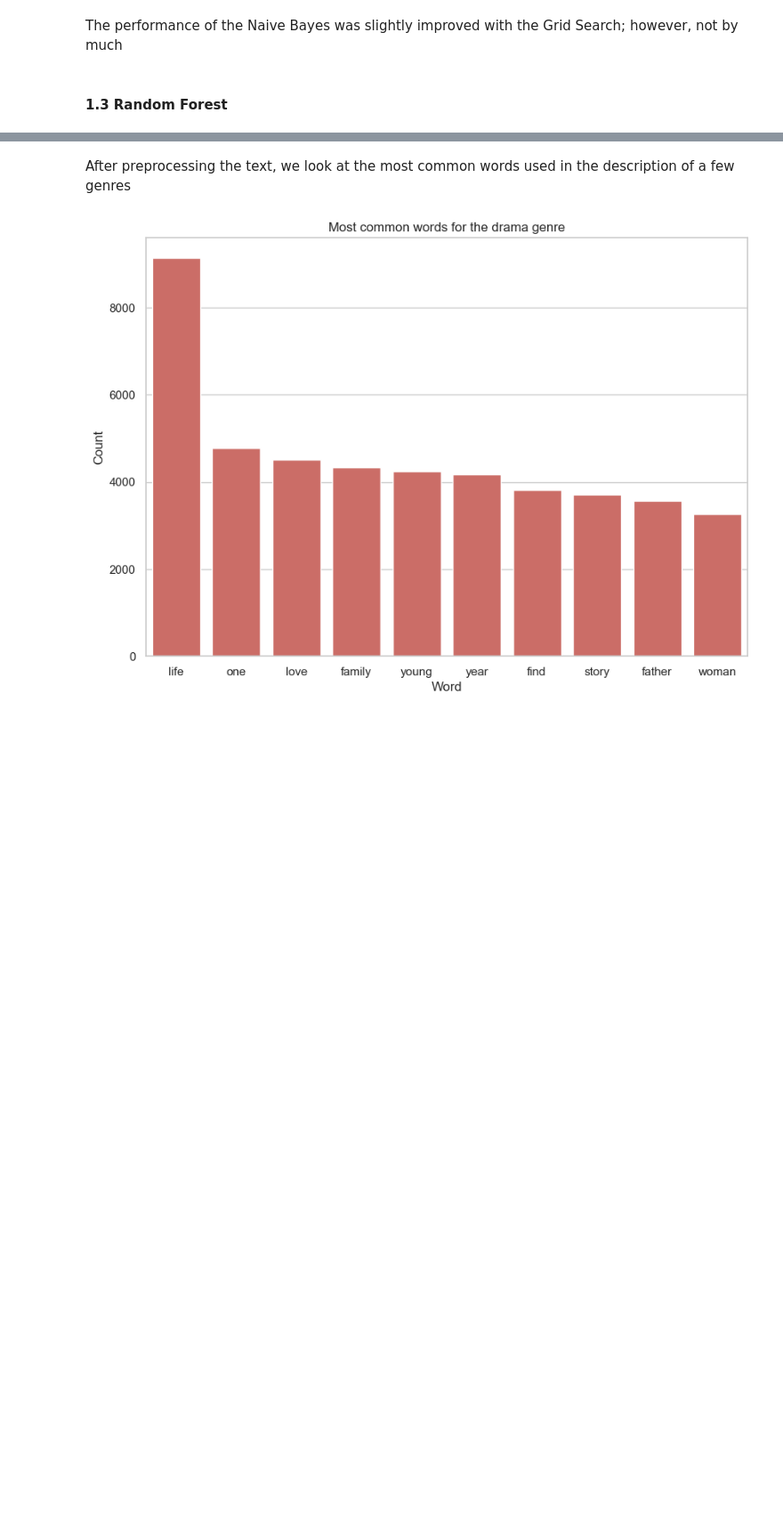
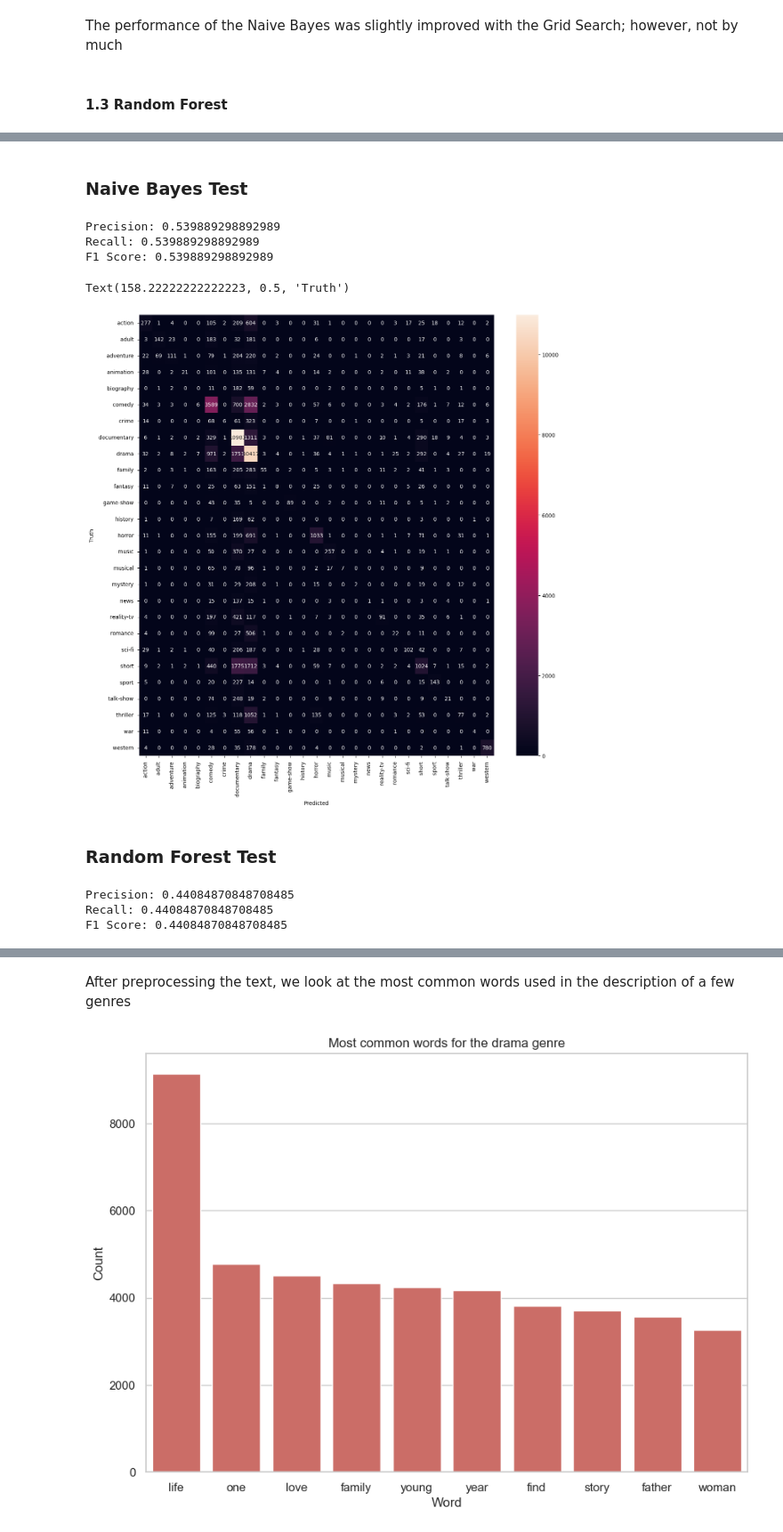
Before and after one commit to TSantosFigueira/CODSOFT, a Jupyter notebook: Movie Genre Classification/genre_classification.ipynb, the cells around one changed output, grey strips where cells are left out. Shown: that part at 89% size. Cells and saved outputs as stored; diff of their text form; code cells hidden in the pictures; blank space fills up the shorter version.

```diff
--- a/Movie Genre Classification/genre_classification.ipynb
+++ b/Movie Genre Classification/genre_classification.ipynb
@@ -334,0 +367,5 @@ The models performed poorly with clear indications of overfitting in some cases.
+# %% [markdown]
+### Naive Bayes Test
+# %%
+vectorizer, nb_model = load('models/naive_bayes.joblib')
+X_test_vectorized = vectorizer.transform(test_df['Processed_Description'])
@@ -334,0 +374,20 @@ The models performed poorly with clear indications of overfitting in some cases.
+# %%
+print("Precision:", precision_score(y_test, y_pred, average='micro'))
+print("Recall:", recall_score(y_test, y_pred, average='micro'))
+print("F1 Score:", f1_score(y_test, y_pred, average='micro'))
+# %% [output]
+Precision: 0.539889298892989
+Recall: 0.539889298892989
+F1 Score: 0.539889298892989
+# %%
+cm = confusion_matrix(y_test, y_pred)
+
+plt.figure(figsize=(15,15))
+sns.heatmap(cm, annot=True, fmt='d', xticklabels=sgd_model.classes_, yticklabels=sgd_model.classes_)
+plt.xlabel('Predicted')
+plt.ylabel('Truth')
+# %% [output]
+Text(158.22222222222223, 0.5, 'Truth')
+[figure, added]
+# %% [markdown]
+### Random Forest Test
@@ -334,0 +399,8 @@ The models performed poorly with clear indications of overfitting in some cases.
+# %%
+print("Precision:", precision_score(y_test, y_pred, average='micro'))
+print("Recall:", recall_score(y_test, y_pred, average='micro'))
+print("F1 Score:", f1_score(y_test, y_pred, average='micro'))
+# %% [output]
+Precision: 0.44084870848708485
+Recall: 0.44084870848708485
+F1 Score: 0.44084870848708485
```
Also changed, not shown: parts of 44 cells of this notebook, 1 other file.
